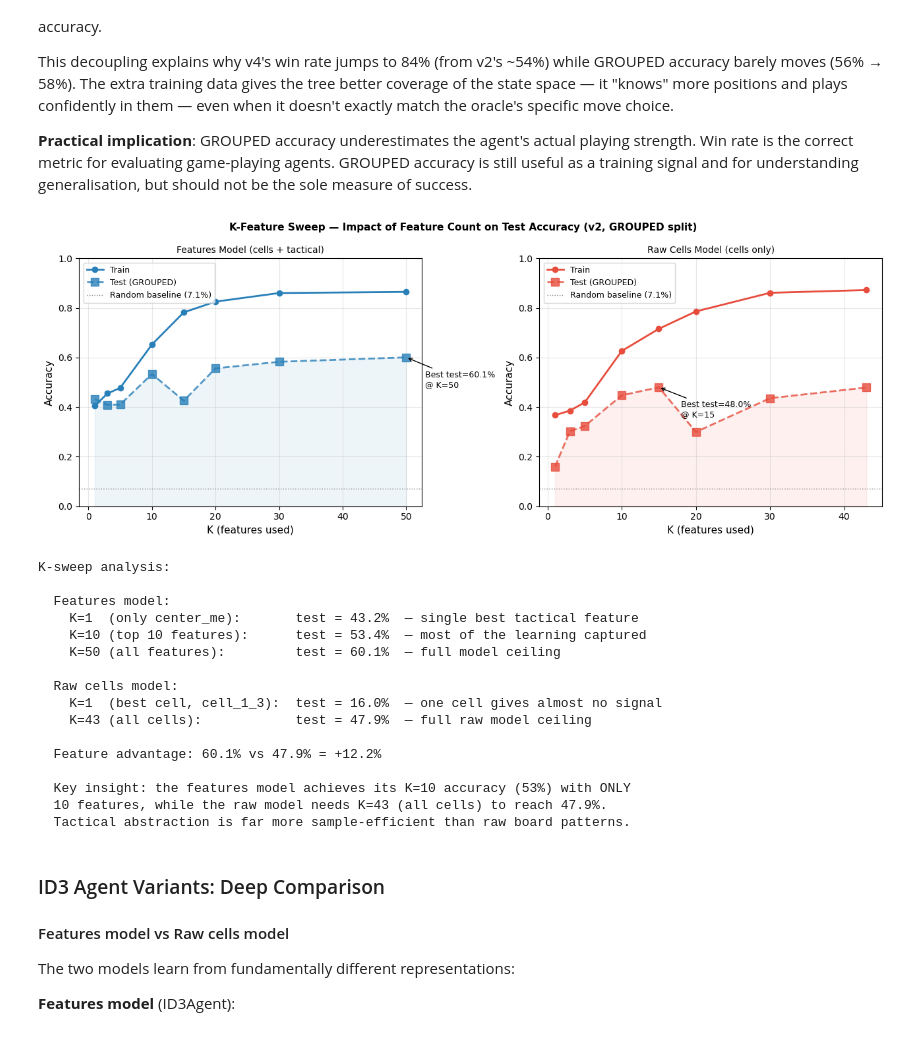
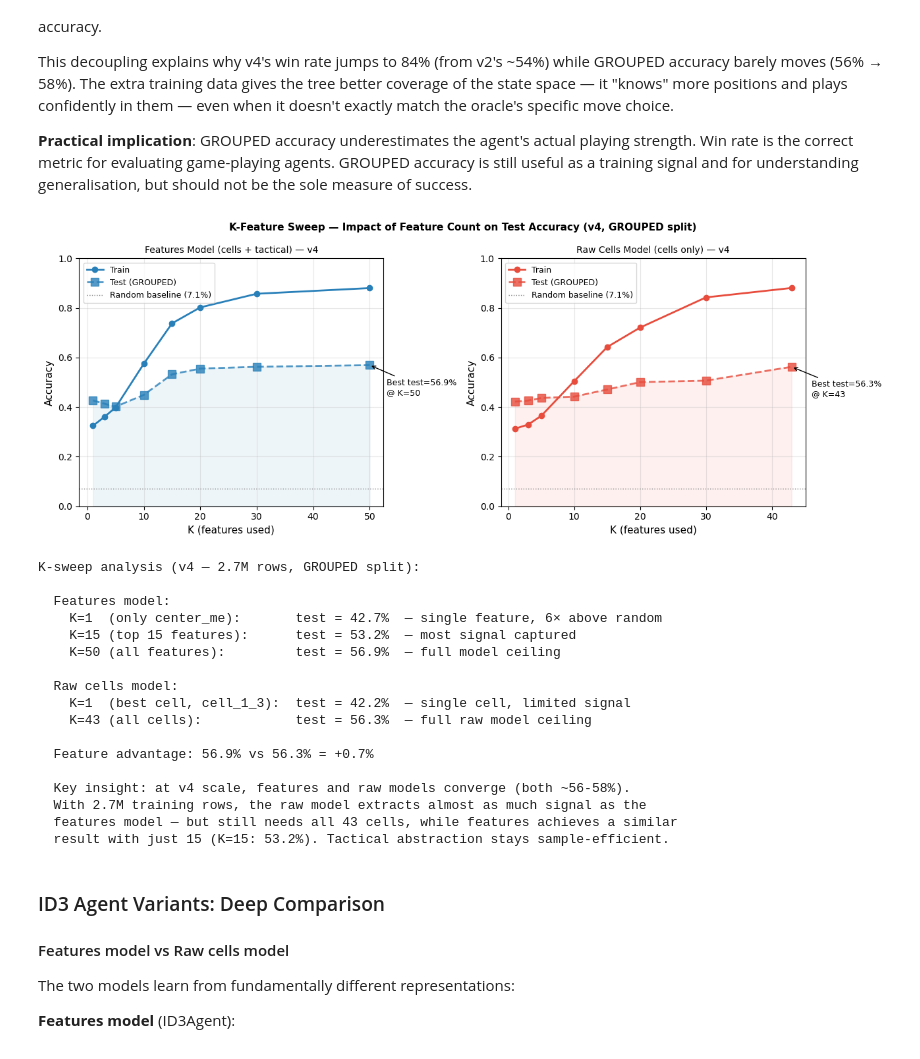
Before and after one commit to Difl4/popout-ai, a Jupyter notebook: notebooks/PopOut_Full_Report.ipynb, the cells around one changed output. Drawn from its saved outputs; the diff is of its cells as text; code cells hidden in the pictures.

```diff
--- a/notebooks/PopOut_Full_Report.ipynb
+++ b/notebooks/PopOut_Full_Report.ipynb
@@ -1401,31 +1401,31 @@ Observations:
   • drop_3 (centre column) is always the most frequent label — 23-30% of all moves.
   • v4 at 2.7M rows is 18-22× larger than v1-v3; this drives the win-rate jump.
 # %%
-v2_path = DATA_DIR/"v2_5000games_100k"/"popout_dt_dataset.csv"
-if v2_path.exists():
-    df_v2 = pd.read_csv(v2_path)
+v4_path = DATA_DIR/"v4_75k_100k"/"popout_dt_dataset.csv"
+if v4_path.exists():
+    df_v4 = pd.read_csv(v4_path)
     fig, axes = plt.subplots(1, 2, figsize=(13, 5))
 
-    mc = df_v2["best_move"].value_counts().sort_values()
+    mc = df_v4["best_move"].value_counts().sort_values()
     colors_mv = ["#e74c3c" if m.startswith("pop") else "#2980b9" for m in mc.index]
     mc.plot.barh(ax=axes[0], color=colors_mv, edgecolor="white", linewidth=0.3)
-    axes[0].set_title("Label Distribution — v2 Dataset (155k rows)", fontsize=11)
+    axes[0].set_title("Label Distribution — v4 Dataset (2.7M rows)", fontsize=11)
     axes[0].set_xlabel("Count")
     blue_p = mpatches.Patch(color="#2980b9", label="DROP"); red_p = mpatches.Patch(color="#e74c3c", label="POP")
     axes[0].legend(handles=[blue_p, red_p])
 
-    drop_c = {i: df_v2["best_move"].eq(f"drop_{i}").sum() for i in range(7)}
-    pop_c  = {i: df_v2["best_move"].eq(f"pop_{i}").sum()  for i in range(7)}
+    drop_c = {i: df_v4["best_move"].eq(f"drop_{i}").sum() for i in range(7)}
+    pop_c  = {i: df_v4["best_move"].eq(f"pop_{i}").sum()  for i in range(7)}
     x = list(range(7))
     axes[1].bar(x, [drop_c[i] for i in x], label="DROP", color="#2980b9", alpha=0.85)
     axes[1].bar(x, [pop_c[i]  for i in x], label="POP",  color="#e74c3c", alpha=0.85,
                 bottom=[drop_c[i] for i in x])
     axes[1].axvline(x=3, color="black", linestyle="--", lw=1, alpha=0.5, label="Centre")
     axes[1].set_xticks(x); axes[1].set_xticklabels([f"Col {i}" for i in x])
-    axes[1].set_title("Counts per Column — v2 Dataset", fontsize=11)
+    axes[1].set_title("Counts per Column — v4 Dataset", fontsize=11)
     axes[1].legend()
     plt.tight_layout()
-    plt.savefig(FIGURES_DIR/"label_distribution_v2.png", dpi=120)
+    plt.savefig(FIGURES_DIR/"label_distribution_v4.png", dpi=120)
     plt.show()
 
     print("Mirror symmetry check (should be symmetric col0=col6, col1=col5, col2=col4):")
@@ -1653,14 +1654,14 @@ Win rate is the correct metric for evaluating game-playing agents. GROUPED accur
 useful as a training signal and for understanding generalisation, but should not be the sole
 measure of success.
 # %%
-sweep_path = DATA_DIR/"v2_5000games_100k"/"results"/"sweep_results.json"
+sweep_path = DATA_DIR/"v4_75k_100k"/"results"/"sweep_results.json"
 if sweep_path.exists():
     sweep = json.loads(sweep_path.read_text())
     fig, axes = plt.subplots(1, 2, figsize=(13, 5))
 
     for ax, key, title, colour in [
-        (axes[0], "feat", "Features Model (cells + tactical)", "#2980b9"),
-        (axes[1], "raw",  "Raw Cells Model (cells only)",      "#e74c3c"),
+        (axes[0], "feat", "Features Model (cells + tactical) — v4", "#2980b9"),
+        (axes[1], "raw",  "Raw Cells Model (cells only) — v4",      "#e74c3c"),
     ]:
         ks = [s["K"] for s in sweep[key]["sweep"]]
         tr = [s["train"] for s in sweep[key]["sweep"]]
@@ -1669,60 +1670,63 @@ if sweep_path.exists():
         ax.plot(ks, tr, "o-", color=colour,   label="Train", lw=2)
         ax.plot(ks, te, "s--",color=colour,   label="Test (GROUPED)", lw=2, ms=8, alpha=0.8)
         ax.fill_between(ks, te, alpha=0.08, color=colour)
         ax.axhline(1/14, color="grey", linestyle=":", lw=1, label="Random baseline (7.1%)")
         ax.set_xlabel("K (features used)", fontsize=11); ax.set_ylabel("Accuracy", fontsize=11)
         ax.set_title(title, fontsize=10); ax.legend(fontsize=9); ax.grid(alpha=0.3); ax.set_ylim(0,1)
 
         best_k = ks[te.index(max(te))]
         ax.annotate(f"Best test={max(te):.1%}\n@ K={best_k}",
                     xy=(best_k, max(te)), xytext=(best_k+3, max(te)-0.12),
                     arrowprops=dict(arrowstyle="->"), fontsize=9)
 
-    plt.suptitle("K-Feature Sweep — Impact of Feature Count on Test Accuracy (v2, GROUPED split)",
+    plt.suptitle("K-Feature Sweep — Impact of Feature Count on Test Accuracy (v4, GROUPED split)",
                  fontsize=11, fontweight="bold")
     plt.tight_layout()
     plt.savefig(FIGURES_DIR/"k_sweep_analysis.png", dpi=120)
     plt.show()
 
-    print("K-sweep analysis:")
+    print("K-sweep analysis (v4 — 2.7M rows, GROUPED split):")
     print()
     feat_k1  = sweep["feat"]["sweep"][0]["test"]
-    feat_k10 = [s for s in sweep["feat"]["sweep"] if s["K"]==10][0]["test"]
+    feat_k15 = [s for s in sweep["feat"]["sweep"] if s["K"]==15][0]["test"]
     feat_kall= sweep["feat"]["sweep"][-1]["test"]
     raw_k1   = sweep["raw"]["sweep"][0]["test"]
-    raw_kall = sweep["raw"]["sweep"][-1]["test"]
+    raw_k43  = [s for s in sweep["raw"]["sweep"] if s["K"]==43]
+    raw_kall = raw_k43[0]["test"] if raw_k43 else sweep["raw"]["sweep"][-1]["test"]
     print(f"  Features model:")
-    print(f"    K=1  (only center_me):       test = {feat_k1:.1%}  — single best tactical feature")
-    print(f"    K=10 (top 10 features):      test = {feat_k10:.1%}  — most of the learning captured")
+    print(f"    K=1  (only center_me):       test = {feat_k1:.1%}  — single feature, 6× above random")
+    print(f"    K=15 (top 15 features):      test = {feat_k15:.1%}  — most signal captured")
     print(f"    K=50 (all features):         test = {feat_kall:.1%}  — full model ceiling")
     print()
     print(f"  Raw cells model:")
-    print(f"    K=1  (best cell, cell_1_3):  test = {raw_k1:.1%}  — one cell gives almost no signal")
+    print(f"    K=1  (best cell, cell_1_3):  test = {raw_k1:.1%}  — single cell, limited signal")
     print(f"    K=43 (all cells):            test = {raw_kall:.1%}  — full raw model ceiling")
     print()
     print(f"  Feature advantage: {feat_kall:.1%} vs {raw_kall:.1%} = +{feat_kall-raw_kall:.1%}")
     print()
-    print("  Key insight: the features model achieves its K=10 accuracy (53%) with ONLY")
-    print(f"  10 features, while the raw model needs K=43 (all cells) to reach {raw_kall:.1%}.")
-    print("  Tactical abstraction is far more sample-efficient than raw board patterns.")
+    print("  Key insight: at v4 scale, features and raw models converge (both ~56-58%).")
+    print("  With 2.7M training rows, the raw model extracts almost as much signal as the")
+    print("  features model — but still needs all 43 cells, while features achieves a similar")
+    print(f"  result with just 15 (K=15: {feat_k15:.1%}). Tactical abstraction stays sample-efficient.")
 # %% [output]
-[figure, old version]
+[figure, new version]
-K-sweep analysis:
+K-sweep analysis (v4 — 2.7M rows, GROUPED split):
 
   Features model:
-    K=1  (only center_me):       test = 43.2%  — single best tactical feature
-    K=10 (top 10 features):      test = 53.4%  — most of the learning captured
-    K=50 (all features):         test = 60.1%  — full model ceiling
+    K=1  (only center_me):       test = 42.7%  — single feature, 6× above random
+    K=15 (top 15 features):      test = 53.2%  — most signal captured
+    K=50 (all features):         test = 56.9%  — full model ceiling
 
   Raw cells model:
-    K=1  (best cell, cell_1_3):  test = 16.0%  — one cell gives almost no signal
-    K=43 (all cells):            test = 47.9%  — full raw model ceiling
+    K=1  (best cell, cell_1_3):  test = 42.2%  — single cell, limited signal
+    K=43 (all cells):            test = 56.3%  — full raw model ceiling
 
-  Feature advantage: 60.1% vs 47.9% = +12.2%
+  Feature advantage: 56.9% vs 56.3% = +0.7%
 
-  Key insight: the features model achieves its K=10 accuracy (53%) with ONLY
-  10 features, while the raw model needs K=43 (all cells) to reach 47.9%.
-  Tactical abstraction is far more sample-efficient than raw board patterns.
+  Key insight: at v4 scale, features and raw models converge (both ~56-58%).
+  With 2.7M training rows, the raw model extracts almost as much signal as the
+  features model — but still needs all 43 cells, while features achieves a similar
+  result with just 15 (K=15: 53.2%). Tactical abstraction stays sample-efficient.
 # %% [markdown]
 ### ID3 Agent Variants: Deep Comparison
 
```
Also changed, not shown: parts of 15 cells of this notebook, 4 other files.
